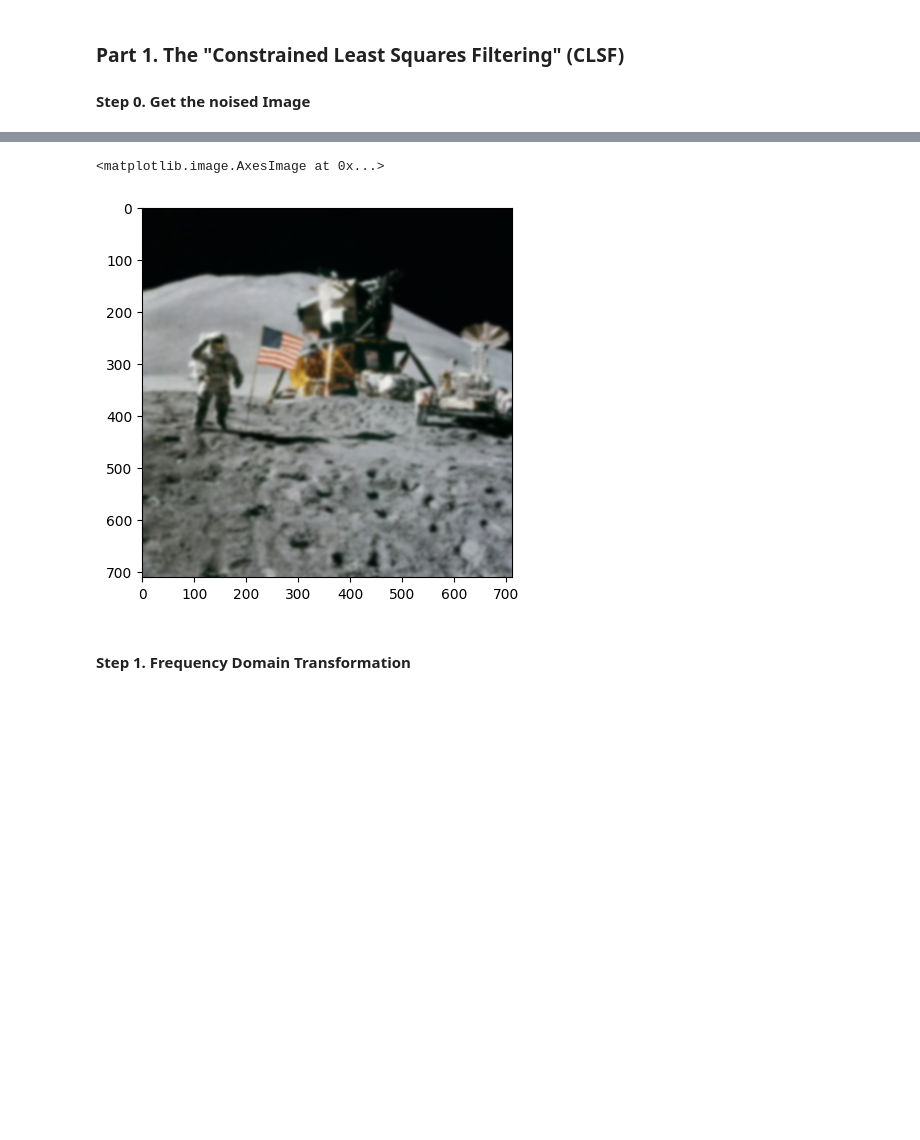
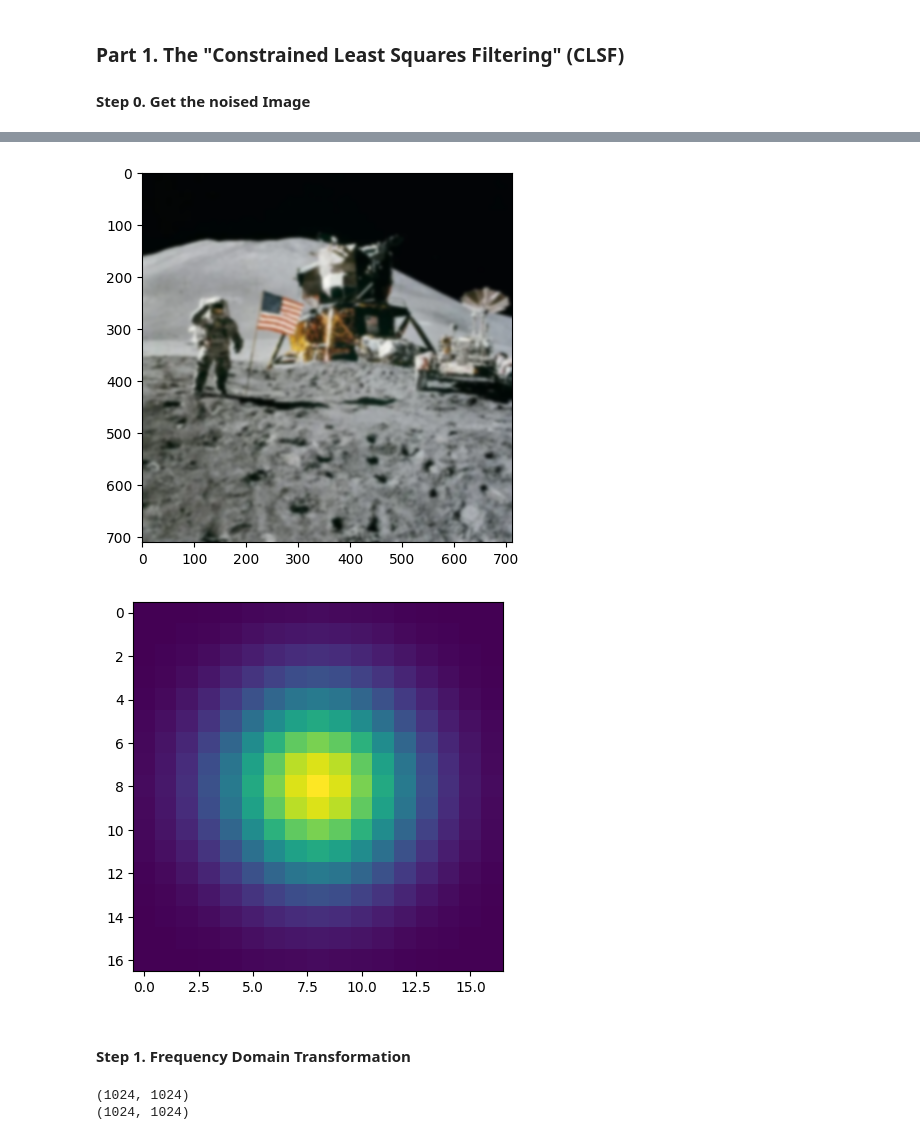
Before and after one commit to 58191554/DDA4310-Computational-Imaging, a Jupyter notebook: hw4/src/notebook.ipynb, the cells around one changed output, grey strips where cells are left out. Drawn from its saved outputs; the diff is of its cells as text; code cells hidden in the pictures; blank space fills up the shorter version.

```diff
--- a/hw4/src/notebook.ipynb
+++ b/hw4/src/notebook.ipynb
@@ -24,29 +25,64 @@ plt.imshow(img)
 # %%
 def get_gaussian_kernel(k_size, sigma):
     kernel = np.fromfunction(lambda x, y: (1/(2*np.pi*sigma**2)) * np.exp(-((x-(k_size-1)/2)**2 + (y-(k_size-1)/2)**2)/(2*sigma**2)), (k_size, k_size))
     return kernel / np.sum(kernel)
 
 def add_gaussian_noise(img:np.ndarray, k_size = 17, sigma0 = 3, \
                         sigma_r = 0.01, sigma_g = 0.03, sigma_b = 0.1):
 
     kernel = get_gaussian_kernel(k_size, sigma0)
-    h_x = np.zeros_like(img).astype(np.float64)
+    b_x = np.zeros_like(img).astype(np.float64)
     for i in range(3):  # 3 channels for RGB
-        h_x[:,:,i] = cv2.filter2D(img[:,:,i], -1, kernel, borderType=cv2.BORDER_REPLICATE)
+        b_x[:,:,i] = cv2.filter2D(img[:,:,i], -1, kernel, borderType=cv2.BORDER_REPLICATE)
 
 
     h, w, c = img.shape
+    noise = np.zeros_like(img)
+    noise[:, :, 0] = np.random.normal(0, sigma_r, (h, w))
+    noise[:, :, 1] = np.random.normal(0, sigma_g, (h, w))
+    noise[:, :, 2] = np.random.normal(0, sigma_b, (h, w))
 
-    h_x[:, :, 0] +=  np.random.normal(0, sigma_r, (h, w))
-    h_x[:, :, 1] +=  np.random.normal(0, sigma_g, (h, w))
-    h_x[:, :, 2] +=  np.random.normal(0, sigma_b, (h, w))
-    return h_x.astype(np.int32)
+    b_x += noise
+    return b_x.astype(np.int32), kernel, noise
 
 
-b = add_gaussian_noise(img)
-plt.imshow(b)
+bias_img, gaussian_kernel, noise = add_gaussian_noise(img)
+plt.imshow(bias_img); plt.show()
+plt.imshow(gaussian_kernel); plt.show()
 # %% [output]
-<matplotlib.image.AxesImage at 0x...>
 [figure]
+[figure, added]
 # %% [markdown]
 #### Step 1. Frequency Domain Transformation
+# %%
+def get_frequency_domain_rgb(img, f_size=(1024, 1024)):
+    r, g, b = img[:, :, 0], img[:, :, 1], img[:, :, 2]
+    r_f = np.fft.fft2(r, s=f_size)
+    g_f = np.fft.fft2(g, s=f_size)
+    b_f = np.fft.fft2(b, s=f_size)
+
+    r_f_shift = np.fft.fftshift(r_f)
+    g_f_shift = np.fft.fftshift(g_f)
+    b_f_shift = np.fft.fftshift(b_f)
+
+    return r_f_shift, g_f_shift, b_f_shift
+
+F_size = (1024, 1024)
+r_f, g_f, b_f = get_frequency_domain_rgb(bias_img, f_size=F_size)
+nr_f, ng_f, nb_f = get_frequency_domain_rgb(noise, f_size=F_size)
+
+G_matrix = np.fft.fft2(gaussian_kernel, s=F_size)
+G_matrix = np.fft.fftshift(G_matrix)
+laplacian_kernel = np.array([[0, 1, 0],
+                             [1, -4, 1],
+                             [0, 1, 0]])
+L_matrix = np.fft.fft2(laplacian_kernel, s=F_size)
+L_matrix = np.fft.fftshift(L_matrix)
+
+
+
+print(r_f.shape)
+print(G_matrix.shape)
+# %% [output]
+(1024, 1024)
+(1024, 1024)
```
Also changed, not shown: parts of 2 cells of this notebook.
